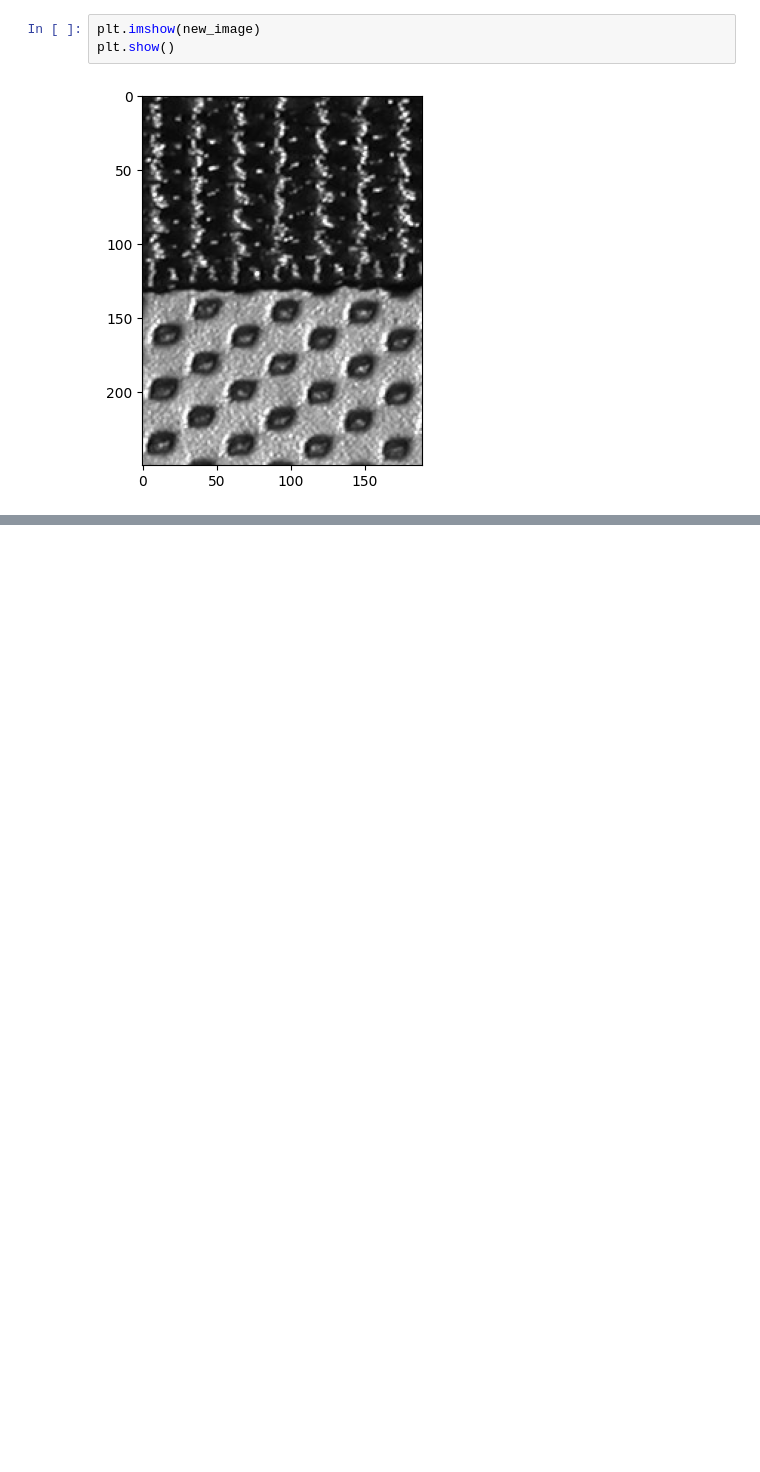
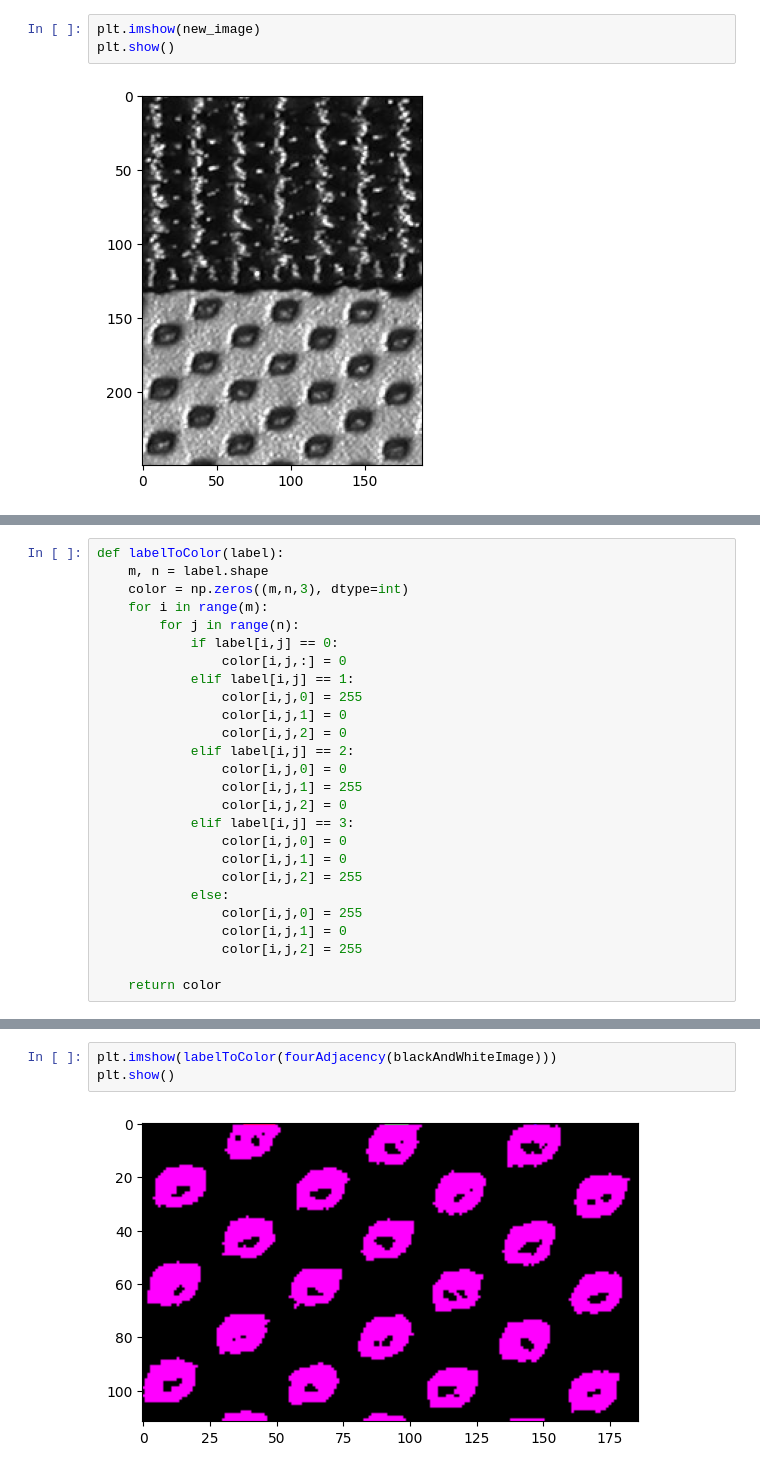
Before and after one commit to ChanonTee/Adjacency-Pixel, a Jupyter notebook: lab_2_adjacency.ipynb, the cells around one changed output, grey strips where cells are left out. Saved outputs shown, nothing was run; the diff lists cells and outputs as text; blank space fills up the shorter version.

Commit message:
first version of code
still have bug in fourAdjacency function

```diff
--- a/lab_2_adjacency.ipynb
+++ b/lab_2_adjacency.ipynb
@@ -34,0 +126,26 @@ plt.show()
+# %%
+def labelToColor(label):
+    m, n = label.shape
+    color = np.zeros((m,n,3), dtype=int)
+    for i in range(m):
+        for j in range(n):
+            if label[i,j] == 0:
+                color[i,j,:] = 0
+            elif label[i,j] == 1:
+                color[i,j,0] = 255
+                color[i,j,1] = 0
+                color[i,j,2] = 0
+            elif label[i,j] == 2:
+                color[i,j,0] = 0
+                color[i,j,1] = 255
+                color[i,j,2] = 0
+            elif label[i,j] == 3:
+                color[i,j,0] = 0
+                color[i,j,1] = 0
+                color[i,j,2] = 255
+            else:
+                color[i,j,0] = 255
+                color[i,j,1] = 0
+                color[i,j,2] = 255
+
+    return color
@@ -34,0 +172,5 @@ plt.show()
+# %%
+plt.imshow(labelToColor(fourAdjacency(blackAndWhiteImage)))
+plt.show()
+# %% [output]
+[figure, added]
```
Also changed, not shown: parts of 16 cells of this notebook, 1 other file.
